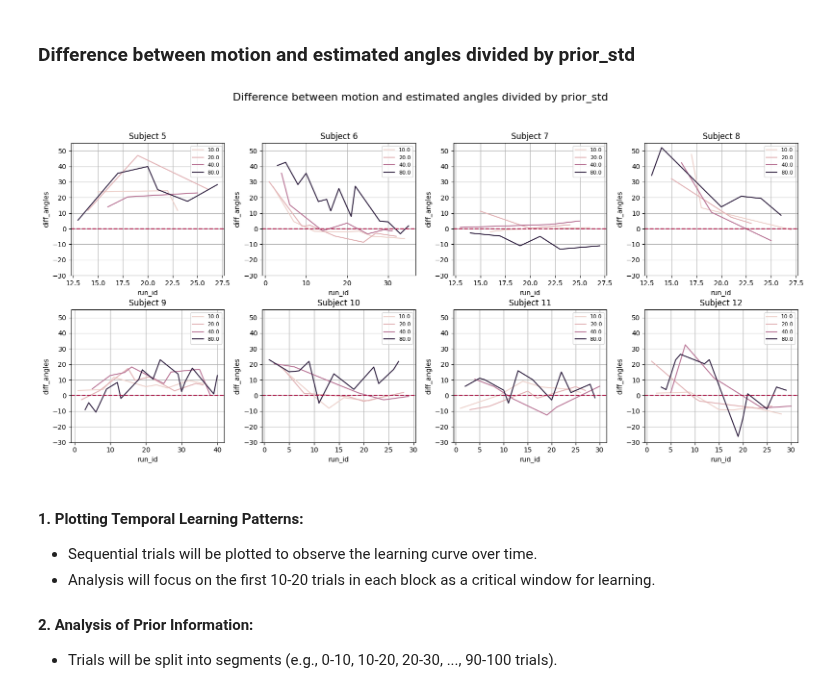
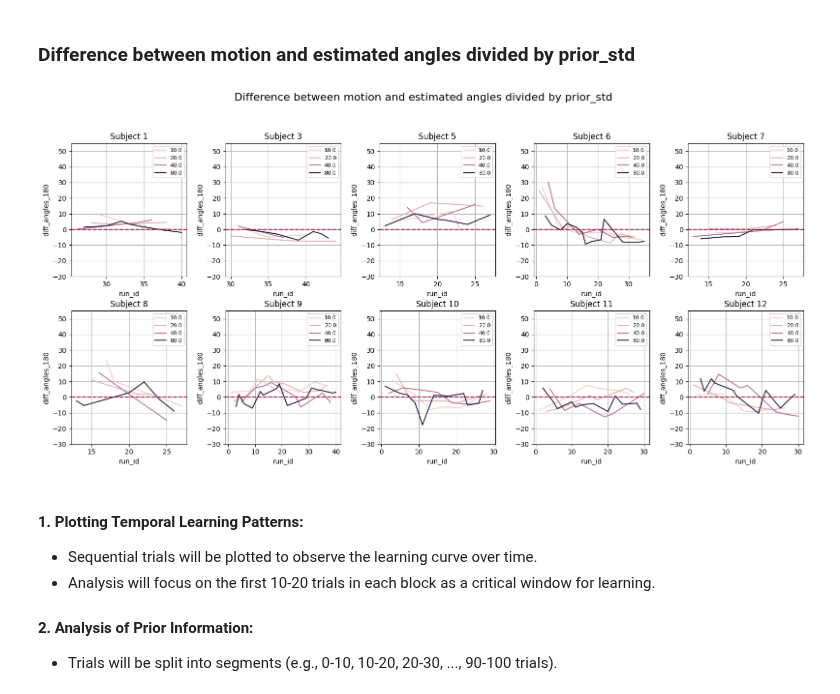
Before and after one commit to lucasbaldezzari/babesbayes-nma, a Jupyter notebook: coding/Issue4_Xiaoxiao.ipynb, the cells around one changed output. Cells and saved outputs as stored; diff of their text form; code cells hidden in the pictures.

```diff
--- a/coding/Issue4_Xiaoxiao.ipynb
+++ b/coding/Issue4_Xiaoxiao.ipynb
@@ -24,3 +26,6 @@ data = pd.read_csv("dataset\\data01_direction4priors.csv") ##open file
+# %%
+### Dropping rows with NaN values
+data = data.dropna()
 # %% [markdown]
 ## Deleting some subjects
 
@@ -28,7 +33,7 @@ data = pd.read_csv("dataset\\data01_direction4priors.csv") ##open file
 
 So, I will drop all the rows for those subjects.
 # %%
-##delete the rows for subject_id 1, 2, 3 and 4
-data = data[~data['subject_id'].isin([1,2,3,4])]
+##delete the rows for subject_id 2
+data = data[~data['subject_id'].isin([2])]
 data["subject_id"].unique()
 # %% [output]
@@ -163,7 +168,7 @@ ax[1,1].grid()
 for i in range(2):
     for j in range(2):
         ax[i,j].set_xlim(-360,360)
-        ax[i,j].set_ylim(0,1400)
+        ax[i,j].set_ylim(0,1600)
 
 ##tight layout
 plt.tight_layout()
@@ -203,36 +208,36 @@ Predictive Value of Recent Trials:  examine how the performance accuracy of the
 # %% [markdown]
 ### Difference between motion and estimated angles divided by prior_std
 # %%
-interest_cols = ["motion_direction","estimate_angles","diff_angles","prior_std"]
+interest_cols = ["motion_direction","estimate_angles","diff_angles_180","prior_std"]
 rows = 2
-cols = 4
+cols = 5
 fig, axs = plt.subplots(rows, cols, figsize=(16, 8))
 subjects = data_processed["subject_id"].unique()
 accum = 0
 for i in range(rows):
     for j in range(cols):
         ##grouping the data by run_id for each subject
         temp_data = data_processed[data_processed["subject_id"] == subjects[accum]]
         grups = temp_data.groupby("run_id")[interest_cols].mean()
-        sns.lineplot(grups, x = grups.index ,y="diff_angles", hue = "prior_std",ax=axs[i,j])
+        sns.lineplot(grups, x = grups.index ,y="diff_angles_180", hue = "prior_std",ax=axs[i,j])
         axs[i,j].set_title(f"Subject {subjects[accum]}")
         accum += 1
         ##adding a horizontal line at 0
         axs[i,j].axhline(0, color="#aa1445", linestyle="--")
         ##fontsize of legend in 8
         axs[i,j].legend(fontsize=8)
         ##limit the y-axis to -15 and 55
         axs[i,j].set_ylim(-30,55)
         ##grid on
         axs[i,j].grid()
 plt.tight_layout()
 ##general title
 plt.suptitle("Difference between motion and estimated angles divided by prior_std", fontsize=16)
 ##adding space between the subplots
 plt.subplots_adjust(top=0.85)
 plt.show()
 # %% [output]
-[figure, old version]
+[figure, new version]
 # %% [markdown]
 #### 1. Plotting Temporal Learning Patterns:
 - Sequential trials will be plotted to observe the learning curve over time.
```
Also changed, not shown: parts of 18 cells of this notebook, 2 other files.
